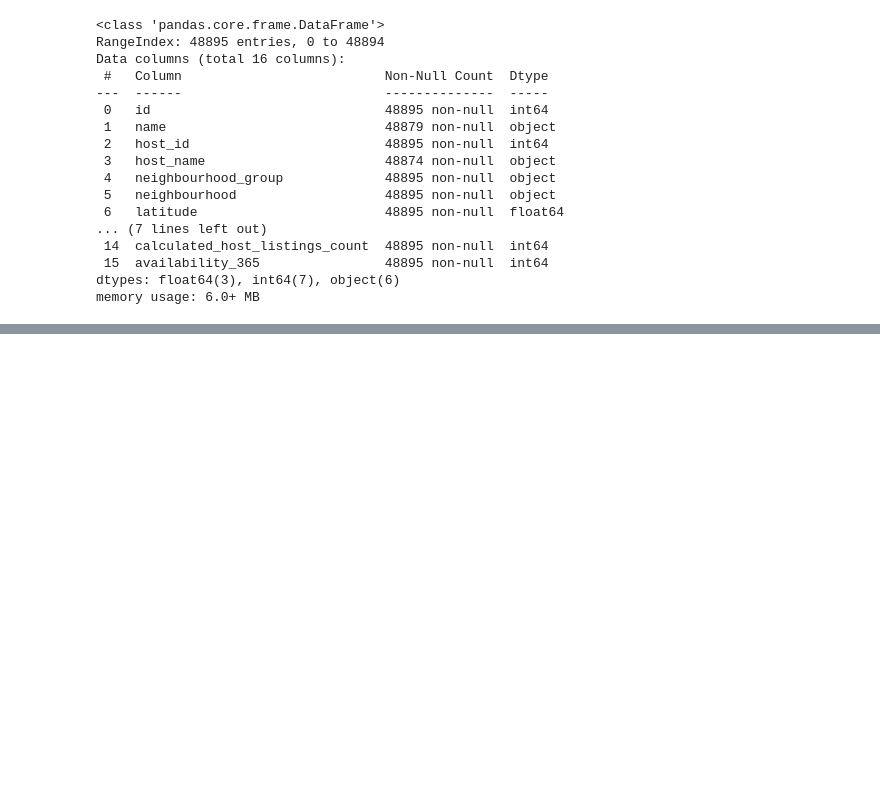
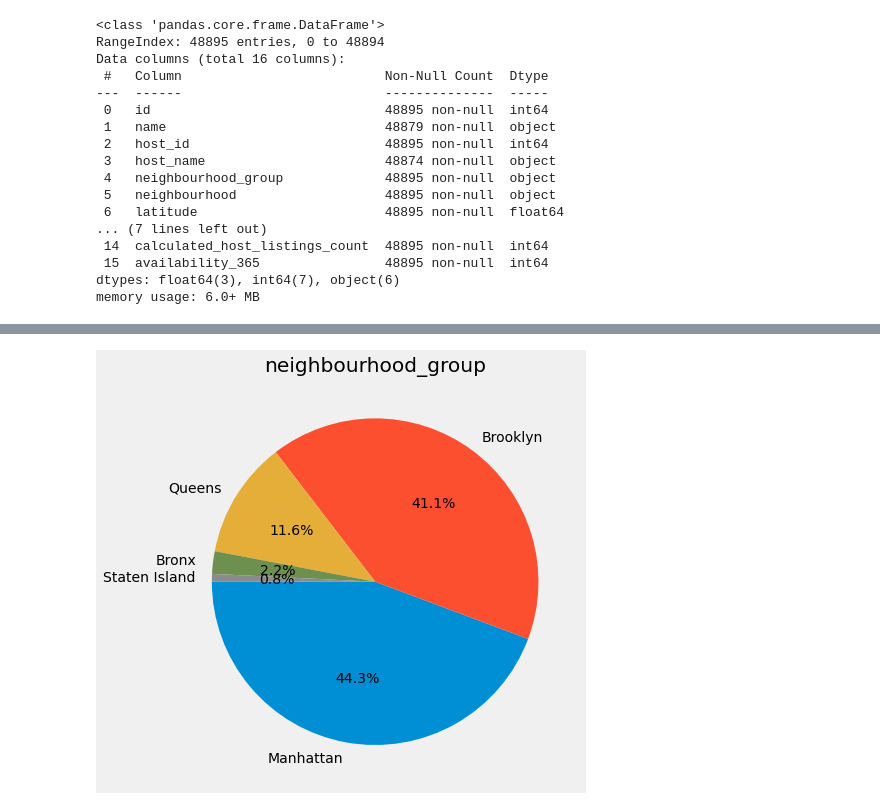
Before and after one commit to vedanttule134/Airbnb-Booking-Analysis, a Jupyter notebook: Airbnb_Bookings_Analysis_Capstone_Project.ipynb, the cells around one changed output, grey strips where cells are left out. Cells and saved outputs as stored; diff of their text form; code cells hidden in the pictures; blank space fills up the shorter version.

```diff
--- a/Airbnb_Bookings_Analysis_Capstone_Project.ipynb
+++ b/Airbnb_Bookings_Analysis_Capstone_Project.ipynb
@@ -73,0 +68,8 @@ Text(0.5, 0, 'LOCATION OF LISTING')
+# %%
+plt.style.use('fivethirtyeight')
+plt.figure(figsize=(13,7))
+plt.title("neighbourhood_group")
+g = plt.pie(df.neighbourhood_group.value_counts(), labels = df.neighbourhood_group.value_counts().index,autopct='%1.1f%%', startangle=180)
+plt.show()
+# %% [output]
+[figure, added]
```
Also changed, not shown: parts of 10 cells of this notebook.
